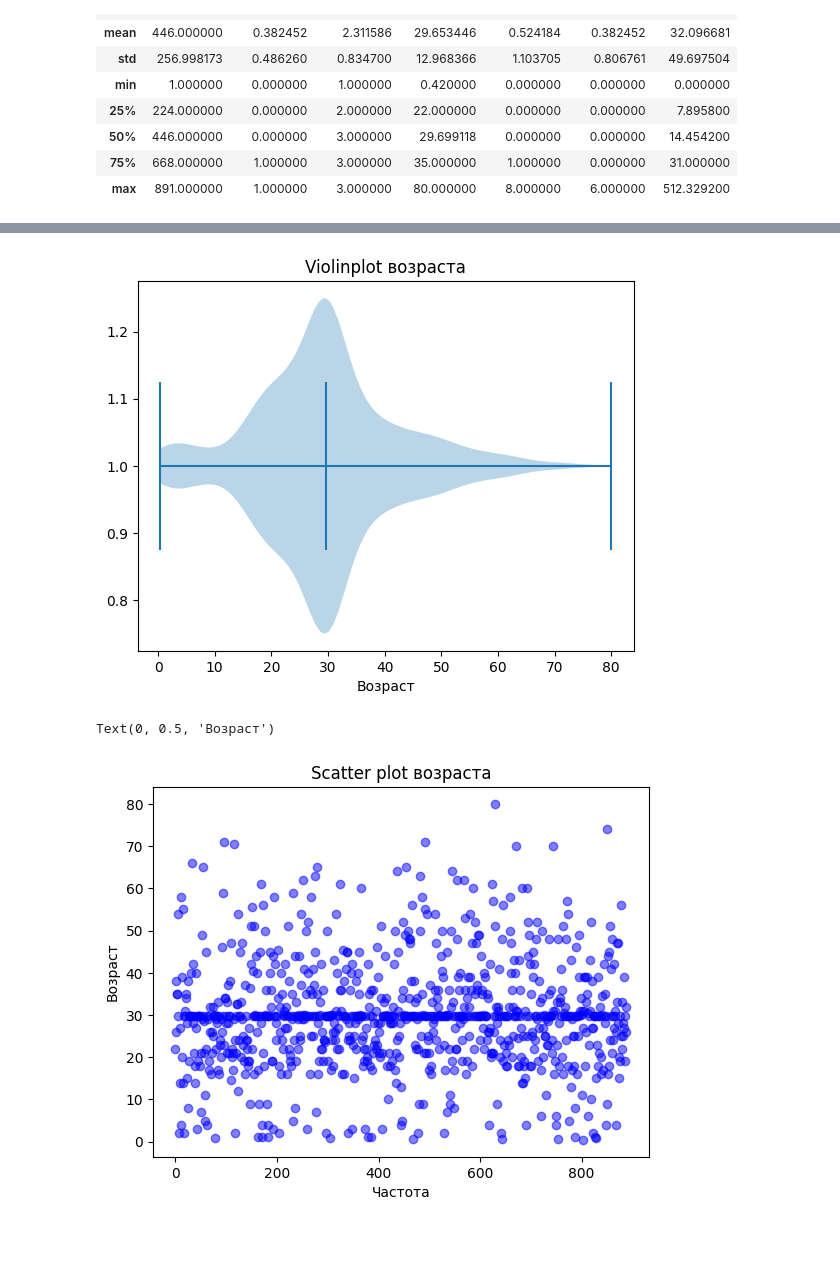
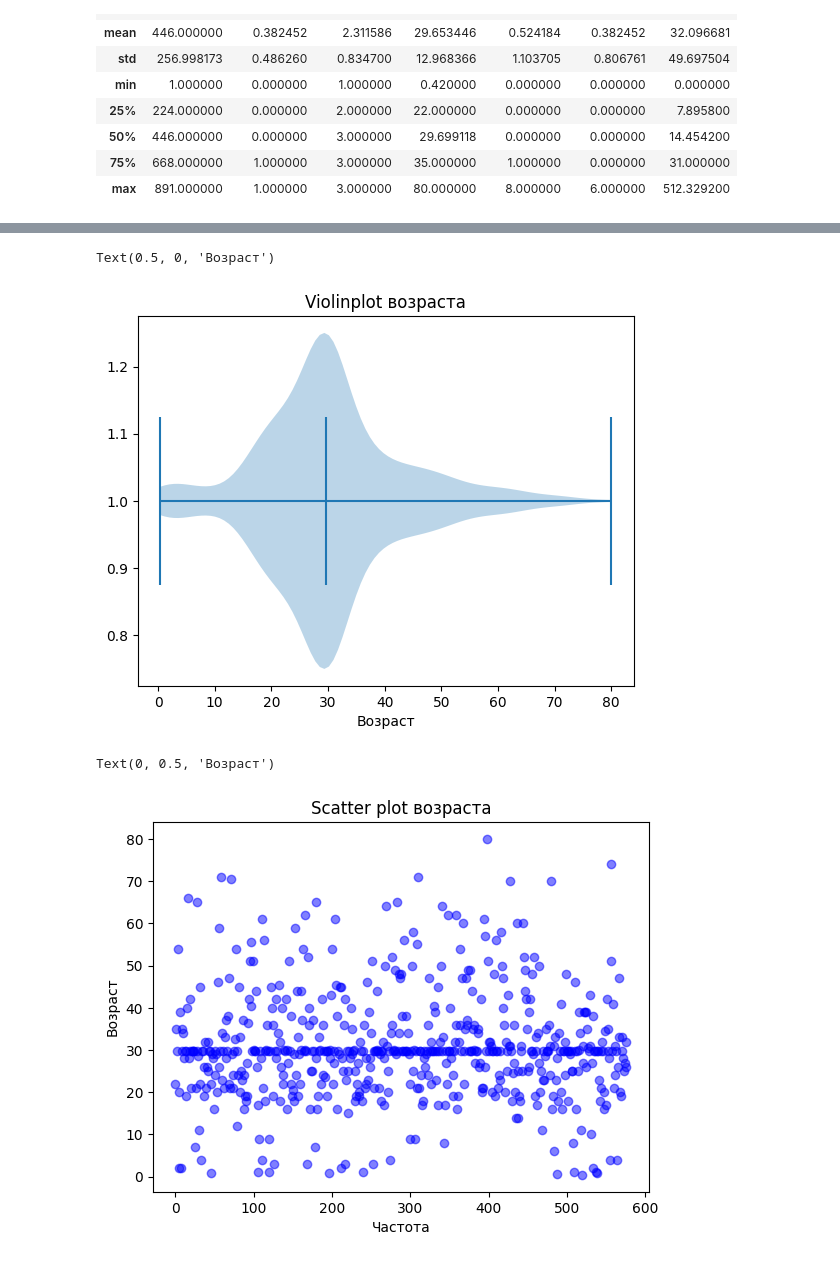
Before and after one commit to blessedt4le/Mipt_python_9th_sem, a Jupyter notebook: Semester_10/sem_10_hw_1.ipynb, the cells around one changed output, grey strips where cells are left out. Drawn from its saved outputs; the diff is of its cells as text; code cells hidden in the pictures.

Commit message:
Выполнен подсчёт статистик и визуализация распределения возраста для выделенных по полу датасетов

```diff
--- a/Semester_10/sem_10_hw_1.ipynb
+++ b/Semester_10/sem_10_hw_1.ipynb
@@ -153,2 +150,5 @@ df_wtht_nan.describe()
+# %%
+df_male = df_wtht_nan[df_wtht_nan["Sex"] == "male"]
+df_female = df_wtht_nan[df_wtht_nan["Sex"] == "female"]
 # %%
 import matplotlib.pyplot as plt
@@ -171,17 +185,18 @@ Text(0.5, 0, 'Возраст')
 # %%
-plt.violinplot(df_wtht_nan["Age"], vert=False, showmedians=True)
+plt.violinplot(df_male["Age"], vert=False, showmedians=True)
 plt.title("Violinplot возраста")
 plt.xlabel("Возраст")
 # %% [output]
+Text(0.5, 0, 'Возраст')
-[figure, old version]
+[figure, new version]
 # %%
-plt.scatter(range(len(df_wtht_nan["Age"])), df_wtht_nan["Age"], color="blue",
+plt.scatter(range(len(df_male["Age"])), df_male["Age"], color="blue",
             alpha=0.5)
 plt.title("Scatter plot возраста")
 plt.xlabel("Частота")
 plt.ylabel("Возраст")
 # %% [output]
 Text(0, 0.5, 'Возраст')
-[figure, old version]
+[figure, new version]
 # %%
 age_bins = [20, 30, 40, 50, 60, 70, 80]
```
Also changed, not shown: parts of 17 cells of this notebook.
